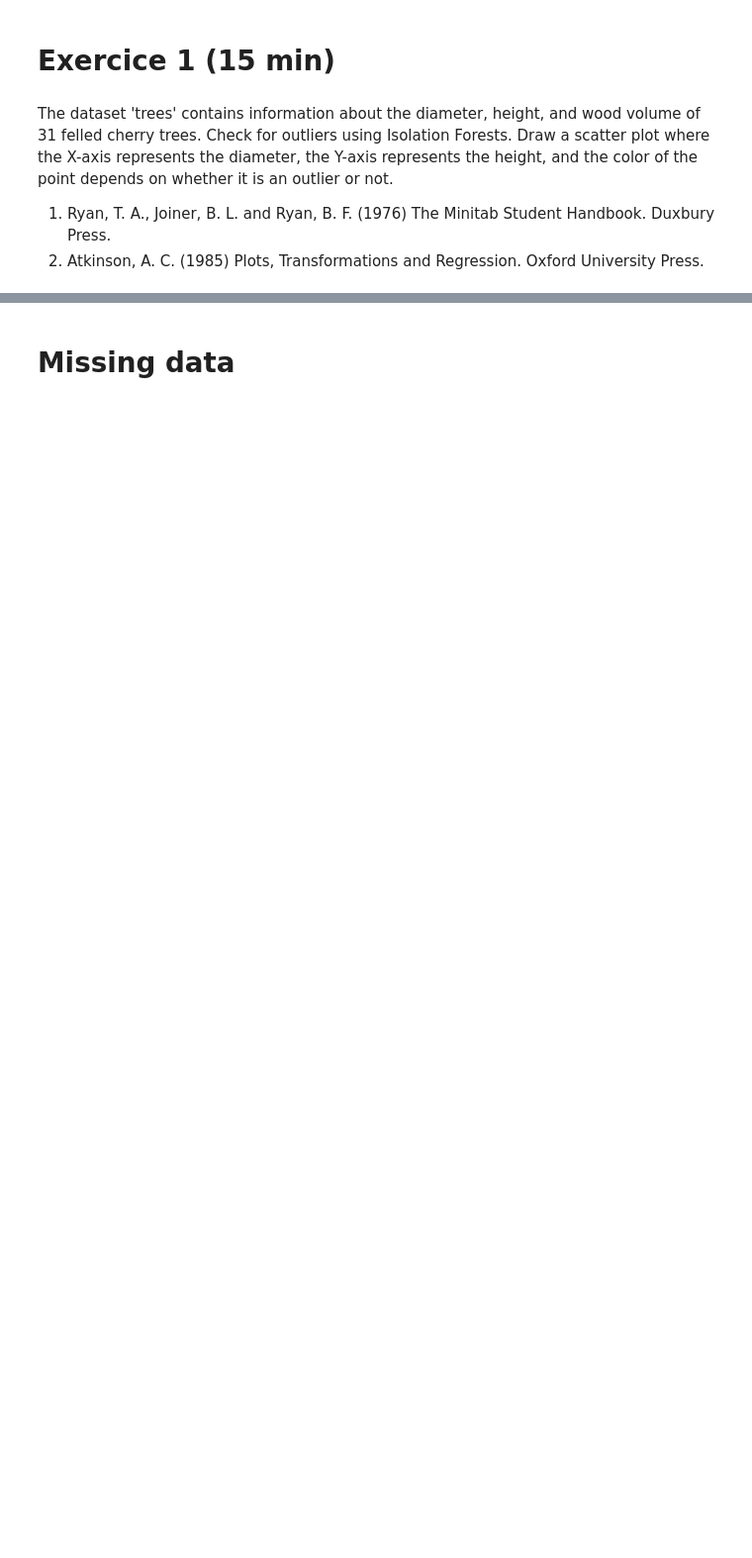
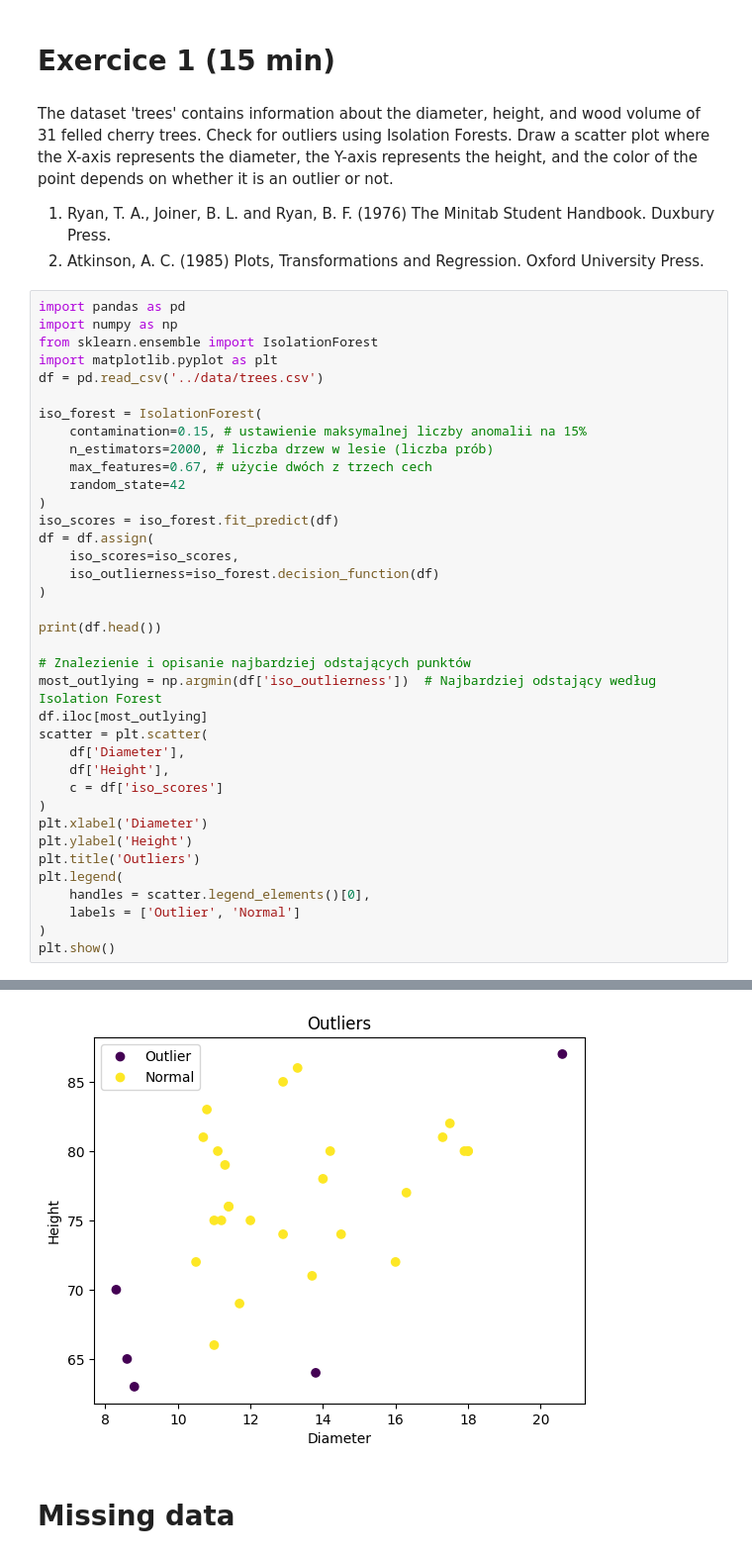
Before and after one commit to mkjmdski/aiwd-python2, a Jupyter notebook: uczenie-maszynowe/codes/ML1_W2.ipynb, the cells around one changed output, grey strips where cells are left out. Shown at 99% size. Cells and saved outputs as stored; diff of their text form; blank space fills up the shorter version.

```diff
--- a/uczenie-maszynowe/codes/ML1_W2.ipynb
+++ b/uczenie-maszynowe/codes/ML1_W2.ipynb
@@ -88,3 +118,41 @@ The dataset 'trees' contains information about the diameter, height, and wood vo
 
 1. Ryan, T. A., Joiner, B. L. and Ryan, B. F. (1976) The Minitab Student Handbook. Duxbury Press.
 2. Atkinson, A. C. (1985) Plots, Transformations and Regression. Oxford University Press.
+# %%
+import pandas as pd
+import numpy as np
+from sklearn.ensemble import IsolationForest
+import matplotlib.pyplot as plt
+df = pd.read_csv('../data/trees.csv')
+
+iso_forest = IsolationForest(
+    contamination=0.15, # ustawienie maksymalnej liczby anomalii na 15%
+    n_estimators=2000, # liczba drzew w lesie (liczba prób)
+    max_features=0.67, # użycie dwóch z trzech cech
+    random_state=42
+)
+iso_scores = iso_forest.fit_predict(df)
+df = df.assign(
+    iso_scores=iso_scores,
+    iso_outlierness=iso_forest.decision_function(df)
+)
+
+print(df.head())
+
+# Znalezienie i opisanie najbardziej odstających punktów
+most_outlying = np.argmin(df['iso_outlierness'])  # Najbardziej odstający według Isolation Forest
+df.iloc[most_outlying]
+scatter = plt.scatter(
+    df['Diameter'],
+    df['Height'],
+    c = df['iso_scores']
+)
+plt.xlabel('Diameter')
+plt.ylabel('Height')
+plt.title('Outliers')
+plt.legend(
+    handles = scatter.legend_elements()[0],
+    labels = ['Outlier', 'Normal']
+)
+plt.show()
+# %% [output]
@@ -91,3 +165,4 @@ The dataset 'trees' contains information about the diameter, height, and wood vo
+[figure, added]
 # %% [markdown]
 # Missing data
 # %%
```
Also changed, not shown: parts of 4 cells of this notebook, 2 other files.
